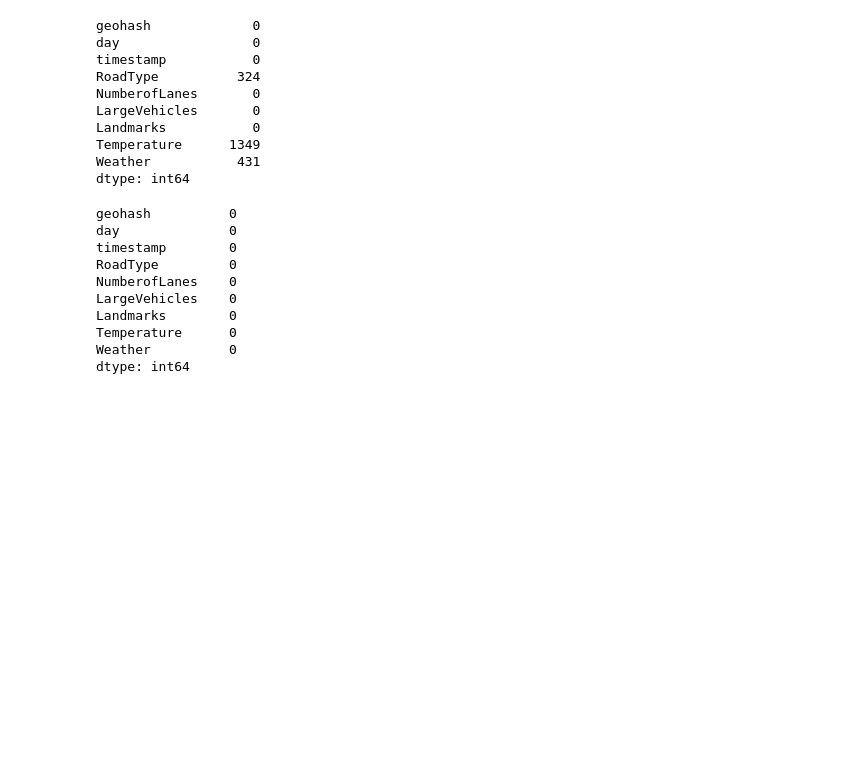
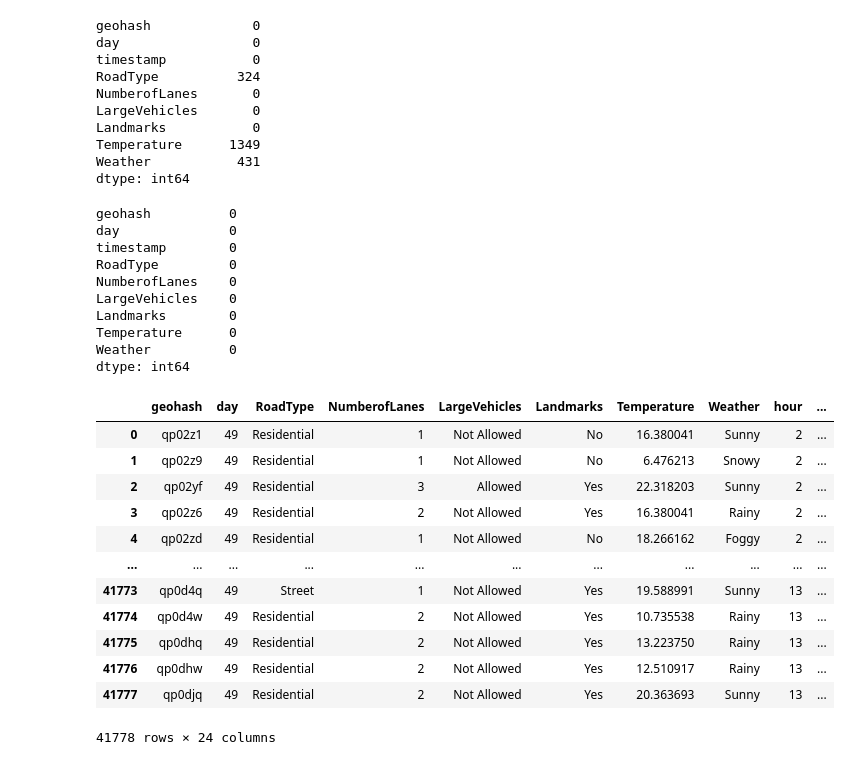
Before and after one commit to B4K2/Girdlock, a Jupyter notebook: main.ipynb, the cells around one changed output. Drawn from its saved outputs; the diff is of its cells as text; code cells hidden in the pictures; blank space fills up the shorter version.

```diff
--- a/main.ipynb
+++ b/main.ipynb
@@ -244,11 +332,40 @@ Temperature      0
 Weather          0
 dtype: int64
 # %%
-df_test['timestamp']   = pd.to_datetime(df_test['timestamp'])
-df_test['hour']        = df_test['timestamp'].dt.hour
-df_test['day_of_week'] = df_test['timestamp'].dt.dayofweek
-df_test['month']       = df_test['timestamp'].dt.month
-df_test['is_weekend']  = df_test['day_of_week'].isin([5, 6]).astype(int)
+df_test['timestamp'] = pd.to_datetime(df_test['timestamp'])
+
+df_test['hour']           = df_test['timestamp'].dt.hour
+df_test['day_of_week']    = df_test['timestamp'].dt.dayofweek
+df_test['month']          = df_test['timestamp'].dt.month
+df_test['is_weekend']     = df_test['day_of_week'].isin([5, 6]).astype(int)
+df_test['is_rush_hour']   = df_test['hour'].isin([7, 8, 9, 17, 18, 19]).astype(int)
+df_test['is_night']       = df_test['hour'].isin(range(0, 6)).astype(int)
+df_test['quarter']        = df_test['timestamp'].dt.quarter
+df_test['week_of_year']   = df_test['timestamp'].dt.isocalendar().week.astype(int)
+
+df_test['hour_sin']       = np.sin(2 * np.pi * df_test['hour'] / 24)
+df_test['hour_cos']       = np.cos(2 * np.pi * df_test['hour'] / 24)
+df_test['dow_sin']        = np.sin(2 * np.pi * df_test['day_of_week'] / 7)
+df_test['dow_cos']        = np.cos(2 * np.pi * df_test['day_of_week'] / 7)
+df_test['month_sin']      = np.sin(2 * np.pi * df_test['month'] / 12)
+df_test['month_cos']      = np.cos(2 * np.pi * df_test['month'] / 12)
+
+df_test['hour_x_dow']     = df_test['hour'] * df_test['day_of_week']
+df_test['hour_x_weekend'] = df_test['hour'] * df_test['is_weekend']
+
 df_test = df_test.drop(columns=['timestamp'])
-
-df_X_test = df_test.copy()
+df_test
+# %% [output]
+|  | geohash | day | RoadType | NumberofLanes | LargeVehicles | Landmarks | Temperature | Weather | hour | ... |
+| 0 | qp02z1 | 49 | Residential | 1 | Not Allowed | No | 16.380041 | Sunny | 2 | ... |
+| 1 | qp02z9 | 49 | Residential | 1 | Not Allowed | No | 6.476213 | Snowy | 2 | ... |
+| 2 | qp02yf | 49 | Residential | 3 | Allowed | Yes | 22.318203 | Sunny | 2 | ... |
+| 3 | qp02z6 | 49 | Residential | 2 | Not Allowed | Yes | 16.380041 | Rainy | 2 | ... |
+| 4 | qp02zd | 49 | Residential | 1 | Not Allowed | No | 18.266162 | Foggy | 2 | ... |
+| ... | ... | ... | ... | ... | ... | ... | ... | ... | ... | ... |
+| 41773 | qp0d4q | 49 | Street | 1 | Not Allowed | Yes | 19.588991 | Sunny | 13 | ... |
+| 41774 | qp0d4w | 49 | Residential | 2 | Not Allowed | Yes | 10.735538 | Rainy | 13 | ... |
+| 41775 | qp0dhq | 49 | Residential | 2 | Not Allowed | Yes | 13.223750 | Rainy | 13 | ... |
+| 41776 | qp0dhw | 49 | Residential | 2 | Not Allowed | Yes | 12.510917 | Rainy | 13 | ... |
+| 41777 | qp0djq | 49 | Residential | 2 | Not Allowed | Yes | 20.363693 | Sunny | 13 | ... |
+41778 rows × 24 columns
```
Also changed, not shown: parts of 17 cells of this notebook, 1 other file.
